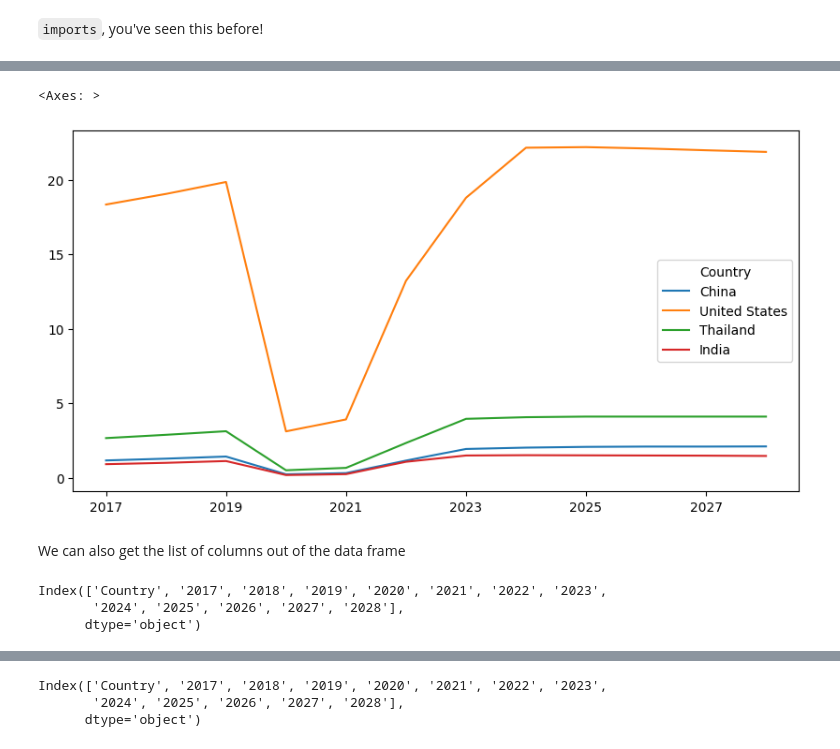
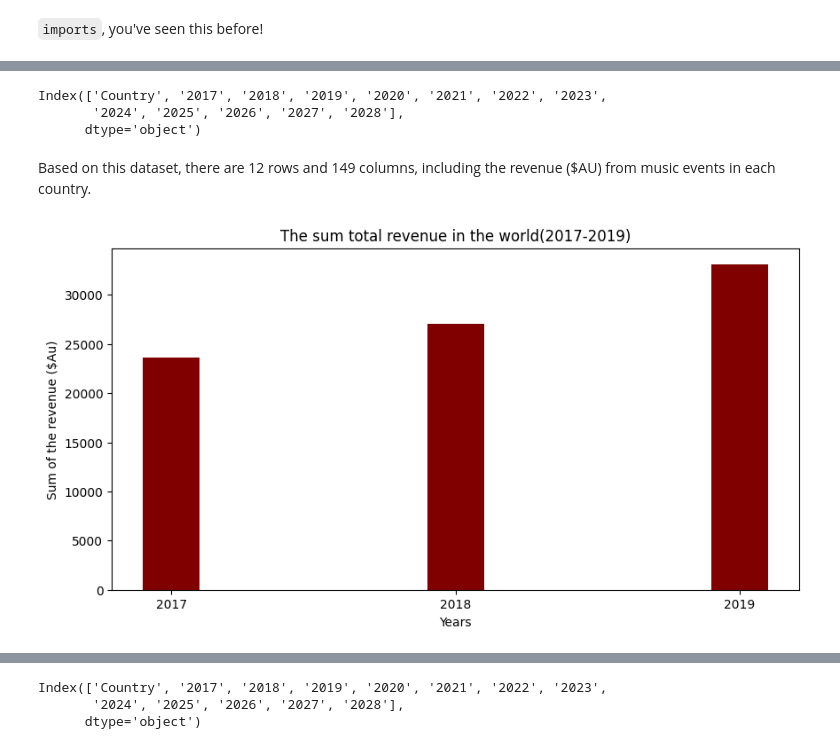
Before and after one commit to Teresa-bing/dataproject, a Jupyter notebook: basic_pandas.ipynb, the cells around one changed output, grey strips where cells are left out. Saved outputs shown, nothing was run; the diff lists cells and outputs as text; code cells hidden in the pictures.

```diff
--- a/basic_pandas.ipynb
+++ b/basic_pandas.ipynb
@@ -129,13 +48,23 @@ cdf[["China","United States", "Thailand", "India"]].plot() #The revenue on devel
-# %%
-tdf[["China","United States", "Thailand", "India"]].plot() #The developing counties user penetration.(%)
-# %% [output]
-<Axes: >
-[figure, removed]
-# %% [markdown]
-We can also get the list of columns out of the data frame
 # %%
 revenue_df.columns
 # %% [output]
 Index(['Country', '2017', '2018', '2019', '2020', '2021', '2022', '2023',
        '2024', '2025', '2026', '2027', '2028'],
       dtype='object')
+# %% [markdown]
+Based on this dataset, there are 12 rows and 149 columns, including the revenue ($AU) from music events in each country.
+# %%
+data = {'2017': 23596.09, '2018': 27100.13, '2019': 33099.23}
+courses = list(data.keys())
+values = list(data.values())
+fig = plt.figure(figsize = (10, 5))
+
+# creating the bar plot
+plt.bar(courses, values, color ='maroon', width = 0.2)
+
+plt.xlabel("Years")
+plt.ylabel("Sum of the revenue ($Au)")
+plt.title("The sum total revenue in the world(2017-2019)")
+plt.show()
+# %% [output]
+[figure, added]
```
Also changed, not shown: parts of 43 cells of this notebook, 1 other file.
